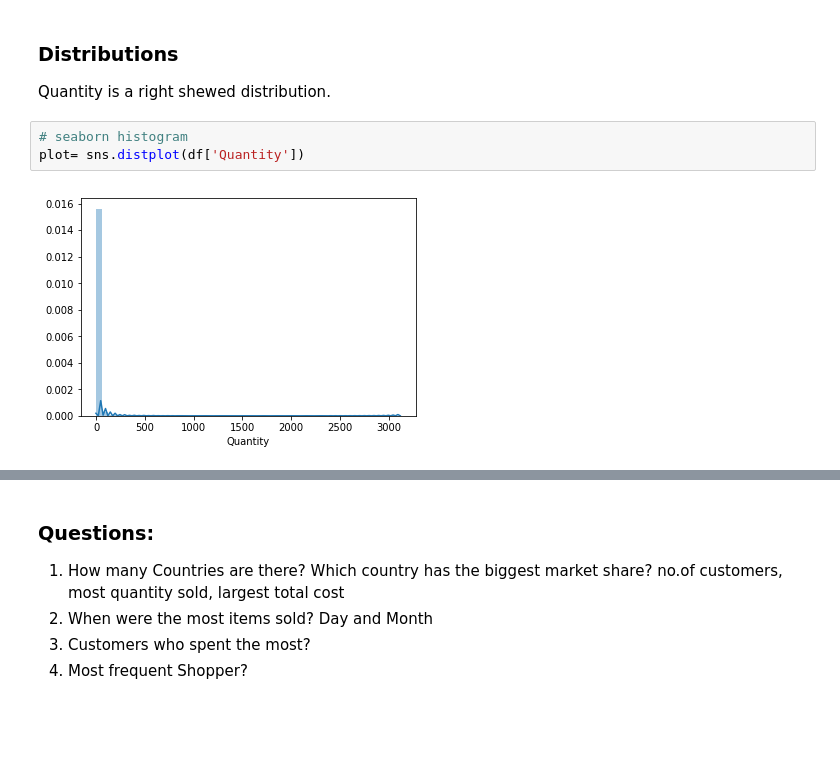
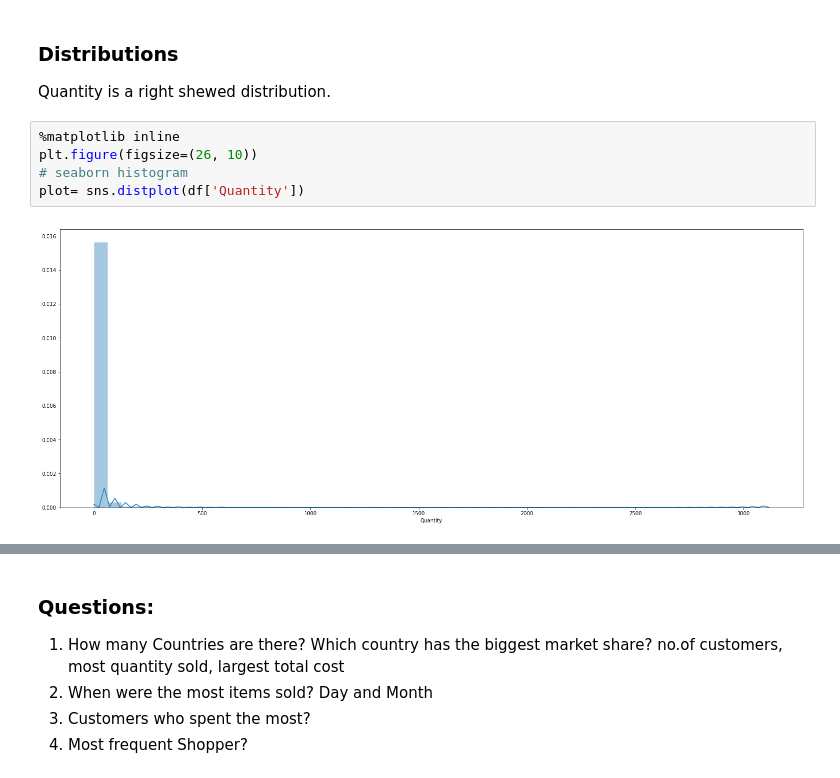
Before and after one commit to RitRa/Programming-Project-Dec-2018, a Jupyter notebook: Online Retail Data - Project 2018.ipynb, the cells around one changed output, grey strips where cells are left out. Drawn from its saved outputs; the diff is of its cells as text; blank space fills up the shorter version.

```diff
--- a/Online Retail Data - Project 2018.ipynb
+++ b/Online Retail Data - Project 2018.ipynb
@@ -186,7 +186,9 @@ dtype: object
 ### Distributions
 Quantity  is a right shewed distribution.
 # %%
+%matplotlib inline
+plt.figure(figsize=(26, 10))
 # seaborn histogram
 plot= sns.distplot(df['Quantity'])
 # %% [output]
-[figure, old version]
+[figure, new version]
```
Also changed, not shown: parts of 13 cells of this notebook.
